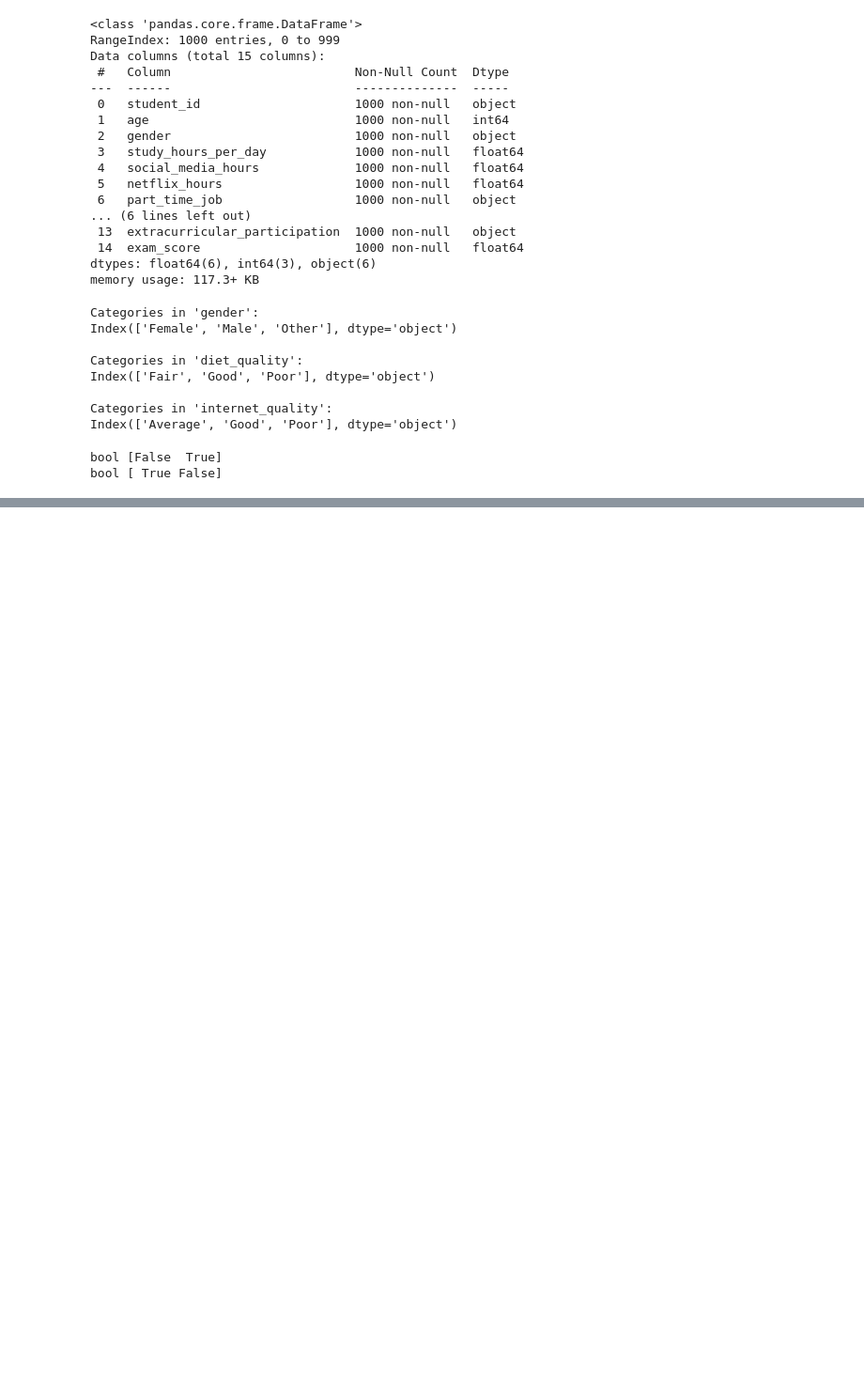
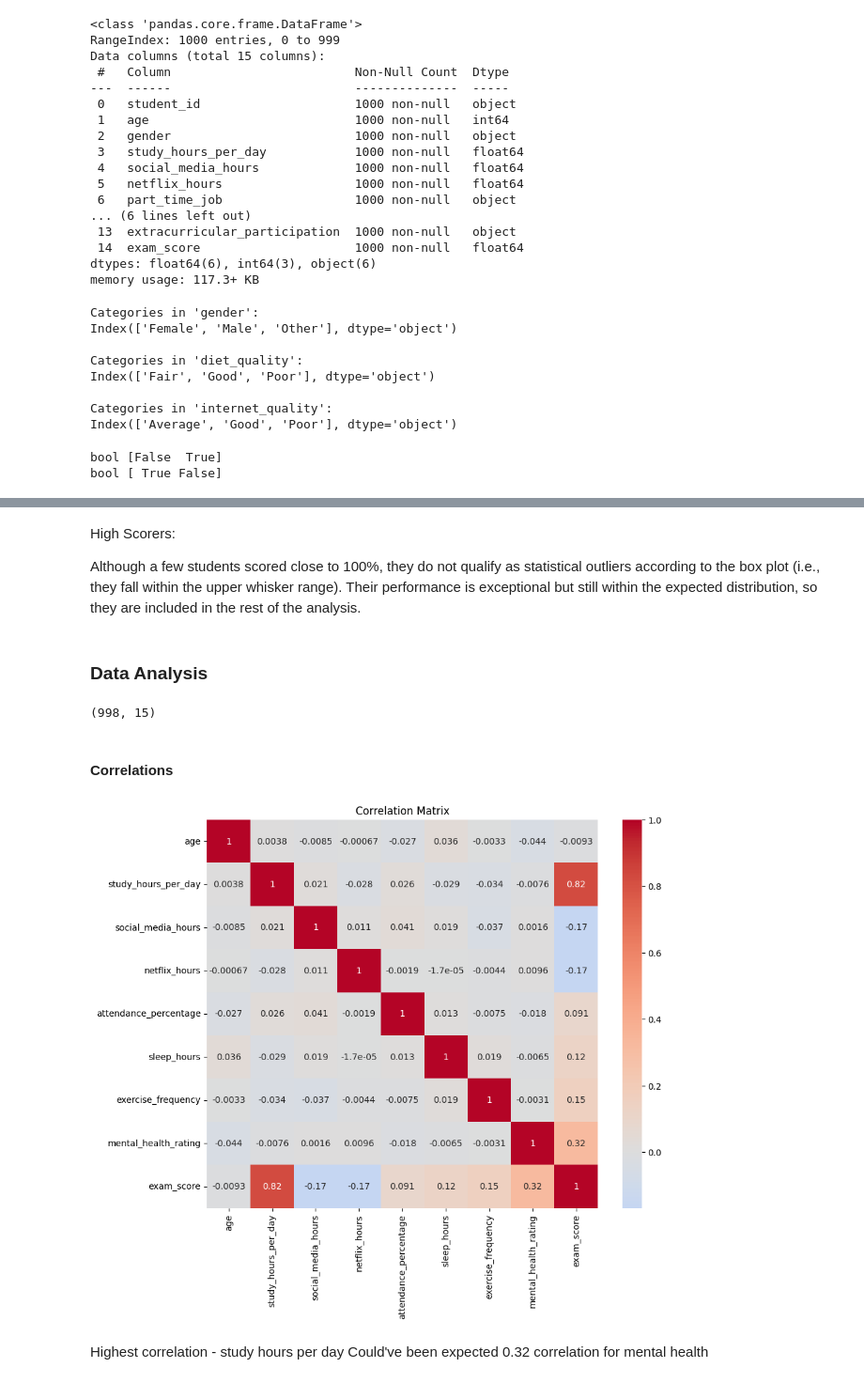
Before and after one commit to martyna-haliniak/visualisations_in_python, a Jupyter notebook: visualisations_task.ipynb, the cells around one changed output, grey strips where cells are left out. Shown at 94% size. Saved outputs shown, nothing was run; the diff lists cells and outputs as text; code cells hidden in the pictures; blank space fills up the shorter version.

```diff
--- a/visualisations_task.ipynb
+++ b/visualisations_task.ipynb
@@ -167,0 +217,32 @@ bool [ True False]
+# %% [markdown]
+High Scorers:
+
+Although a few students scored close to 100%, they do not qualify as statistical outliers according to the box plot (i.e., they fall within the upper whisker range). Their performance is exceptional but still within the expected distribution, so they are included in the rest of the analysis.
+# %% [markdown]
+### Data Analysis
+# %%
+# Exclude the two low-scoring outliers
+df = df[df['exam_score'] >= 24]
+df.shape
+# %% [output]
+(998, 15)
+# %% [markdown]
+#### Correlations
+# %%
+# Only keep numeric columns
+numeric_cols = df_clean.select_dtypes(include='number')
+
+# Correlation matrix
+corr = numeric_cols.corr()
+
+# Plot
+plt.figure(figsize=(10, 8))
+sns.heatmap(corr, annot=True, cmap='coolwarm', center=0)
+plt.title("Correlation Matrix")
+plt.show()
+# %% [output]
+[figure, added]
+# %% [markdown]
+Highest correlation - study hours per day
+Could've been expected
+0.32 correlation for mental health
```
Also changed, not shown: parts of 12 cells of this notebook.
